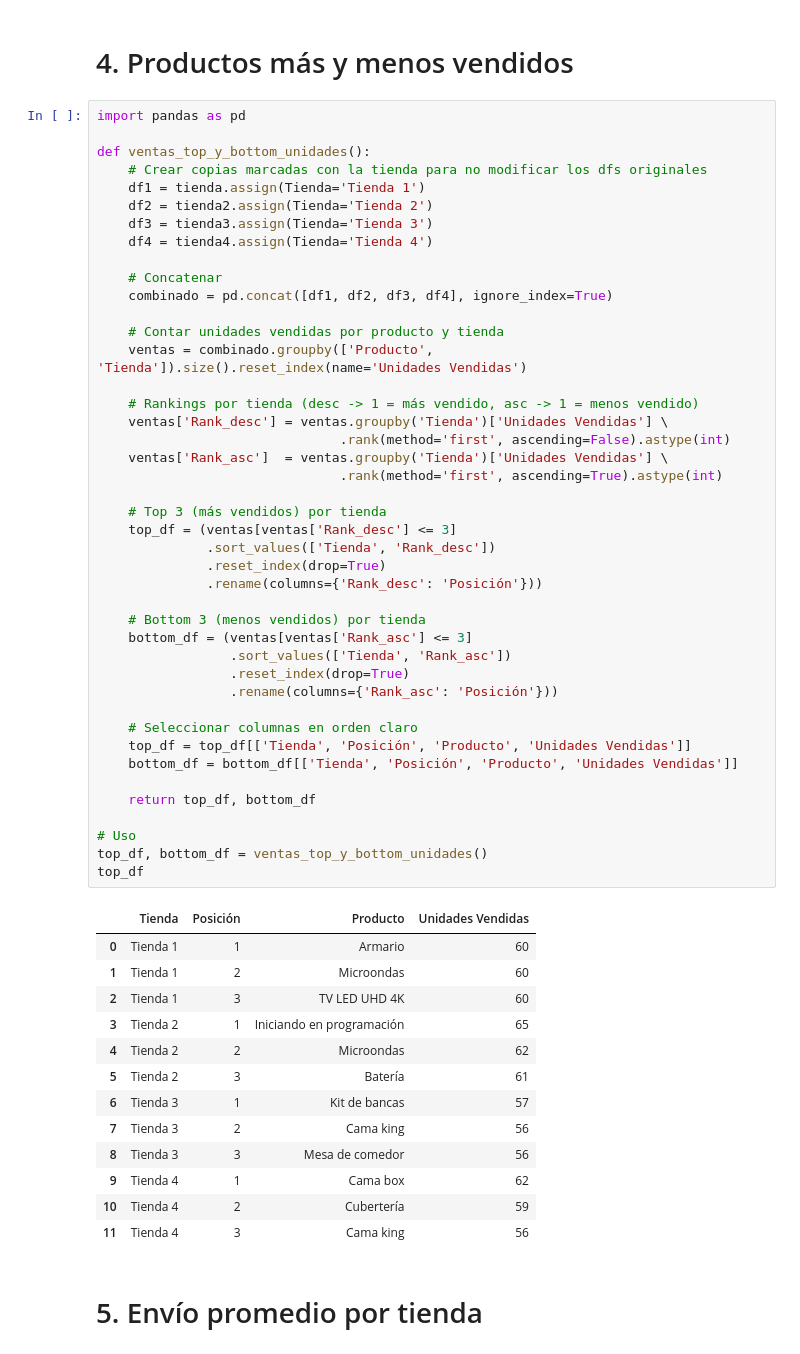
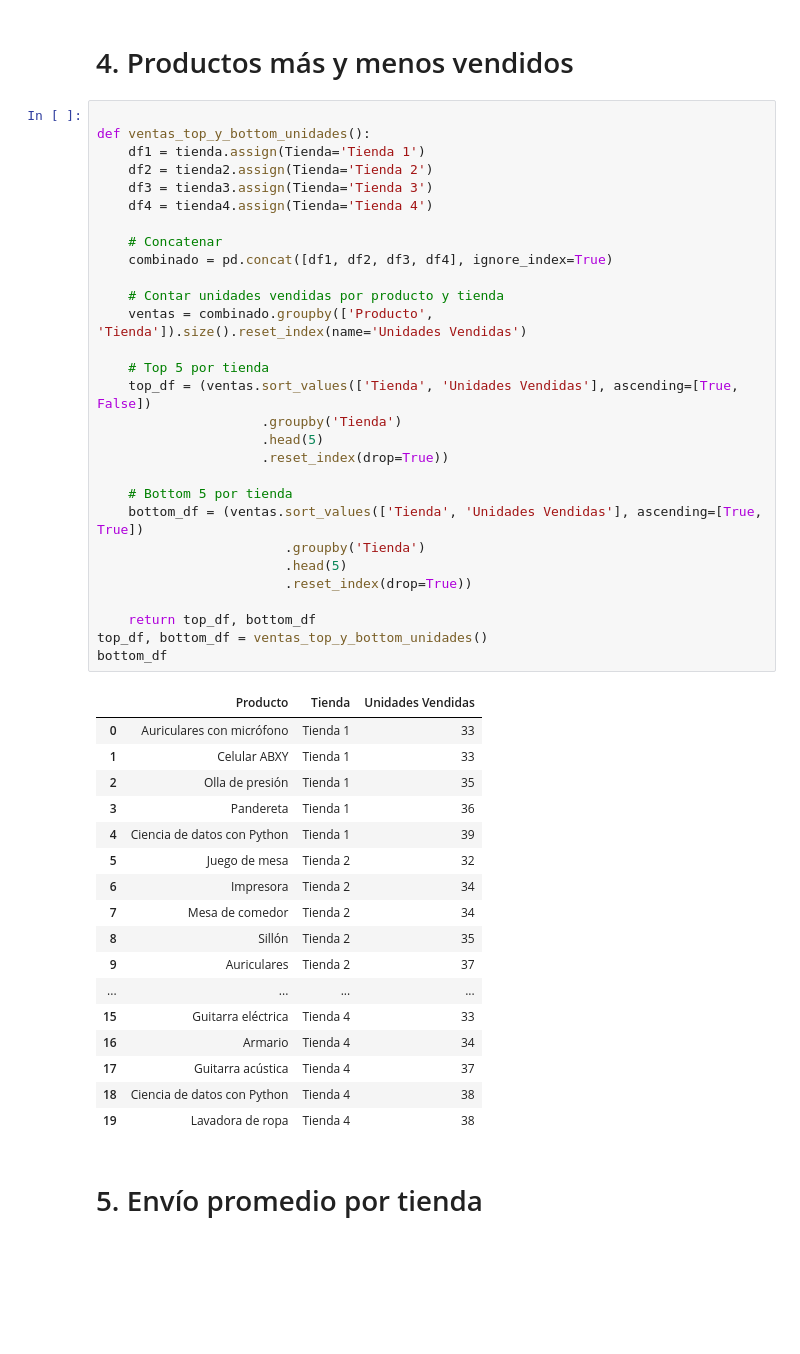
Before and after one commit to Joacco11/AluraStore, a Jupyter notebook: AluraStoreLatam.ipynb, the cells around one changed output. Cells and saved outputs as stored; diff of their text form; blank space fills up the shorter version.

```diff
--- a/AluraStoreLatam.ipynb
+++ b/AluraStoreLatam.ipynb
@@ -106,61 +104,51 @@ calificacion_promedio()
 # %% [markdown]
 # 4. Productos más y menos vendidos
 # %%
-import pandas as pd
 
 def ventas_top_y_bottom_unidades():
-    # Crear copias marcadas con la tienda para no modificar los dfs originales
     df1 = tienda.assign(Tienda='Tienda 1')
     df2 = tienda2.assign(Tienda='Tienda 2')
     df3 = tienda3.assign(Tienda='Tienda 3')
     df4 = tienda4.assign(Tienda='Tienda 4')
 
     # Concatenar
     combinado = pd.concat([df1, df2, df3, df4], ignore_index=True)
 
     # Contar unidades vendidas por producto y tienda
     ventas = combinado.groupby(['Producto', 'Tienda']).size().reset_index(name='Unidades Vendidas')
 
-    # Rankings por tienda (desc -> 1 = más vendido, asc -> 1 = menos vendido)
-    ventas['Rank_desc'] = ventas.groupby('Tienda')['Unidades Vendidas'] \
-                               .rank(method='first', ascending=False).astype(int)
-    ventas['Rank_asc']  = ventas.groupby('Tienda')['Unidades Vendidas'] \
-                               .rank(method='first', ascending=True).astype(int)
+    # Top 5 por tienda
+    top_df = (ventas.sort_values(['Tienda', 'Unidades Vendidas'], ascending=[True, False])
+                     .groupby('Tienda')
+                     .head(5)
+                     .reset_index(drop=True))
 
-    # Top 3 (más vendidos) por tienda
-    top_df = (ventas[ventas['Rank_desc'] <= 3]
-              .sort_values(['Tienda', 'Rank_desc'])
-              .reset_index(drop=True)
-              .rename(columns={'Rank_desc': 'Posición'}))
-
-    # Bottom 3 (menos vendidos) por tienda
-    bottom_df = (ventas[ventas['Rank_asc'] <= 3]
-                 .sort_values(['Tienda', 'Rank_asc'])
-                 .reset_index(drop=True)
-                 .rename(columns={'Rank_asc': 'Posición'}))
-
-    # Seleccionar columnas en orden claro
-    top_df = top_df[['Tienda', 'Posición', 'Producto', 'Unidades Vendidas']]
-    bottom_df = bottom_df[['Tienda', 'Posición', 'Producto', 'Unidades Vendidas']]
+    # Bottom 5 por tienda
+    bottom_df = (ventas.sort_values(['Tienda', 'Unidades Vendidas'], ascending=[True, True])
+                        .groupby('Tienda')
+                        .head(5)
+                        .reset_index(drop=True))
 
     return top_df, bottom_df
-
-# Uso
 top_df, bottom_df = ventas_top_y_bottom_unidades()
-top_df
+bottom_df
 # %% [output]
-|  | Tienda | Posición | Producto | Unidades Vendidas |
-| 0 | Tienda 1 | 1 | Armario | 60 |
-| 1 | Tienda 1 | 2 | Microondas | 60 |
-| 2 | Tienda 1 | 3 | TV LED UHD 4K | 60 |
-| 3 | Tienda 2 | 1 | Iniciando en programación | 65 |
-| 4 | Tienda 2 | 2 | Microondas | 62 |
-| 5 | Tienda 2 | 3 | Batería | 61 |
-| 6 | Tienda 3 | 1 | Kit de bancas | 57 |
-| 7 | Tienda 3 | 2 | Cama king | 56 |
-| 8 | Tienda 3 | 3 | Mesa de comedor | 56 |
-| 9 | Tienda 4 | 1 | Cama box | 62 |
-| 10 | Tienda 4 | 2 | Cubertería | 59 |
-| 11 | Tienda 4 | 3 | Cama king | 56 |
+|  | Producto | Tienda | Unidades Vendidas |
+| 0 | Auriculares con micrófono | Tienda 1 | 33 |
+| 1 | Celular ABXY | Tienda 1 | 33 |
+| 2 | Olla de presión | Tienda 1 | 35 |
+| 3 | Pandereta | Tienda 1 | 36 |
+| 4 | Ciencia de datos con Python | Tienda 1 | 39 |
+| 5 | Juego de mesa | Tienda 2 | 32 |
+| 6 | Impresora | Tienda 2 | 34 |
+| 7 | Mesa de comedor | Tienda 2 | 34 |
+| 8 | Sillón | Tienda 2 | 35 |
+| 9 | Auriculares | Tienda 2 | 37 |
+| ... | ... | ... | ... |
+| 15 | Guitarra eléctrica | Tienda 4 | 33 |
+| 16 | Armario | Tienda 4 | 34 |
+| 17 | Guitarra acústica | Tienda 4 | 37 |
+| 18 | Ciencia de datos con Python | Tienda 4 | 38 |
+| 19 | Lavadora de ropa | Tienda 4 | 38 |
 # %% [markdown]
 # 5. Envío promedio por tienda
```
Also changed, not shown: parts of 5 cells of this notebook.
